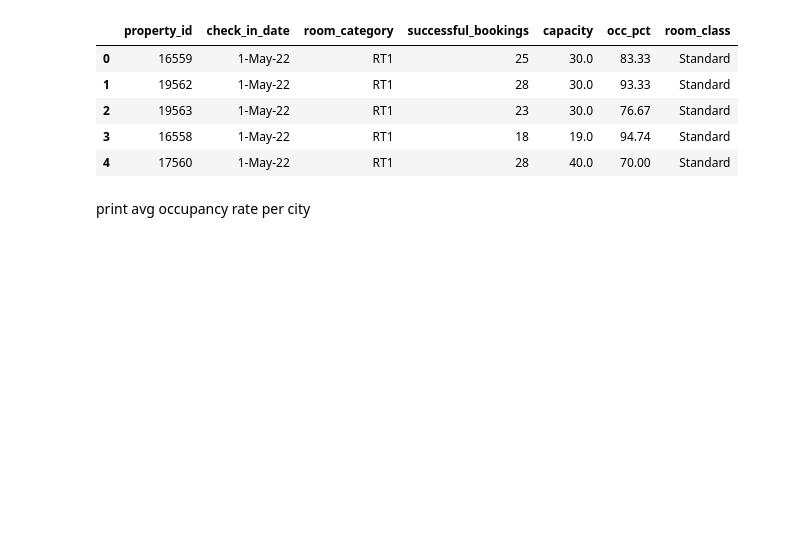
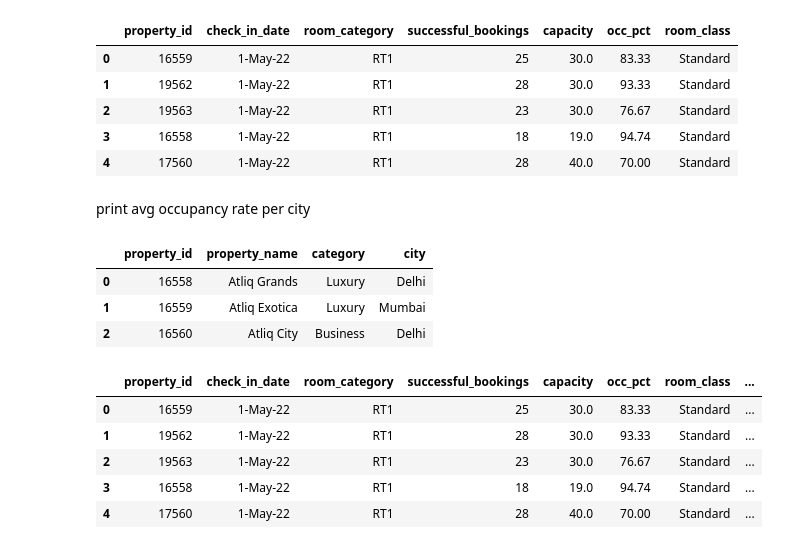
Before and after one commit to predictor450v/EDA_ANALYSIS_HOSPITALITY, a Jupyter notebook: analysis.ipynb, the cells around one changed output. Drawn from its saved outputs; the diff is of its cells as text; code cells hidden in the pictures; blank space fills up the shorter version.

```diff
--- a/analysis.ipynb
+++ b/analysis.ipynb
@@ -720,3 +720,20 @@ df.head()
 | 4 | 17560 | 1-May-22 | RT1 | 28 | 40.0 | 70.00 | Standard |
 # %% [markdown]
 print avg occupancy rate per city
+# %%
+df_hotels.head(3)
+# %% [output]
+|  | property_id | property_name | category | city |
+| 0 | 16558 | Atliq Grands | Luxury | Delhi |
+| 1 | 16559 | Atliq Exotica | Luxury | Mumbai |
+| 2 | 16560 | Atliq City | Business | Delhi |
+# %%
+df = pd.merge(df,df_hotels, on= 'property_id')
+df.head()
+# %% [output]
+|  | property_id | check_in_date | room_category | successful_bookings | capacity | occ_pct | room_class | ... |
+| 0 | 16559 | 1-May-22 | RT1 | 25 | 30.0 | 83.33 | Standard | ... |
+| 1 | 19562 | 1-May-22 | RT1 | 28 | 30.0 | 93.33 | Standard | ... |
+| 2 | 19563 | 1-May-22 | RT1 | 23 | 30.0 | 76.67 | Standard | ... |
+| 3 | 16558 | 1-May-22 | RT1 | 18 | 19.0 | 94.74 | Standard | ... |
+| 4 | 17560 | 1-May-22 | RT1 | 28 | 40.0 | 70.00 | Standard | ... |
```
Also changed, not shown: parts of 5 cells of this notebook.
